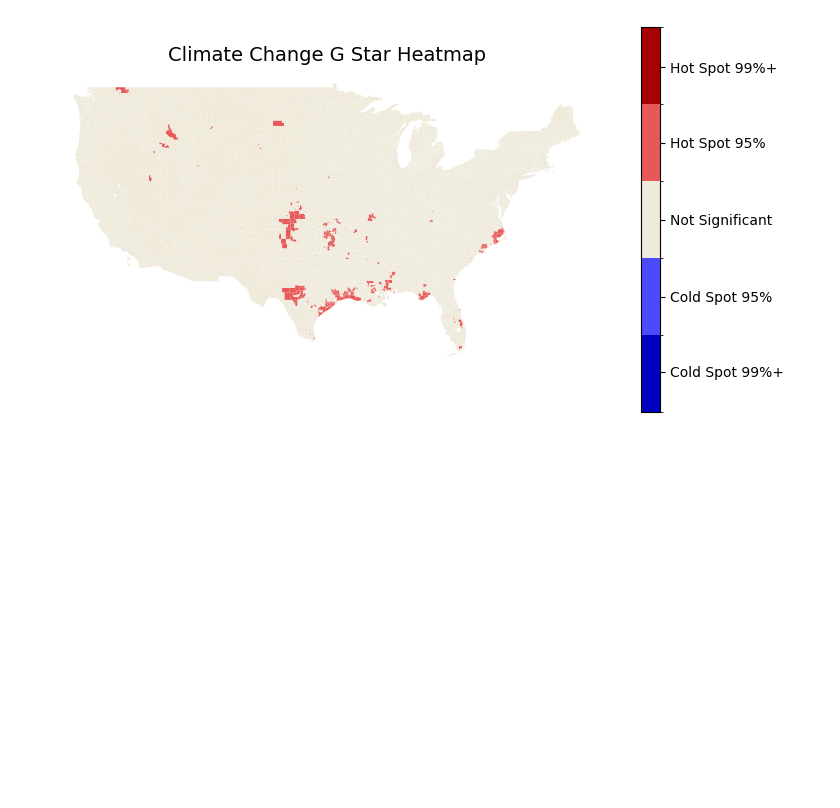
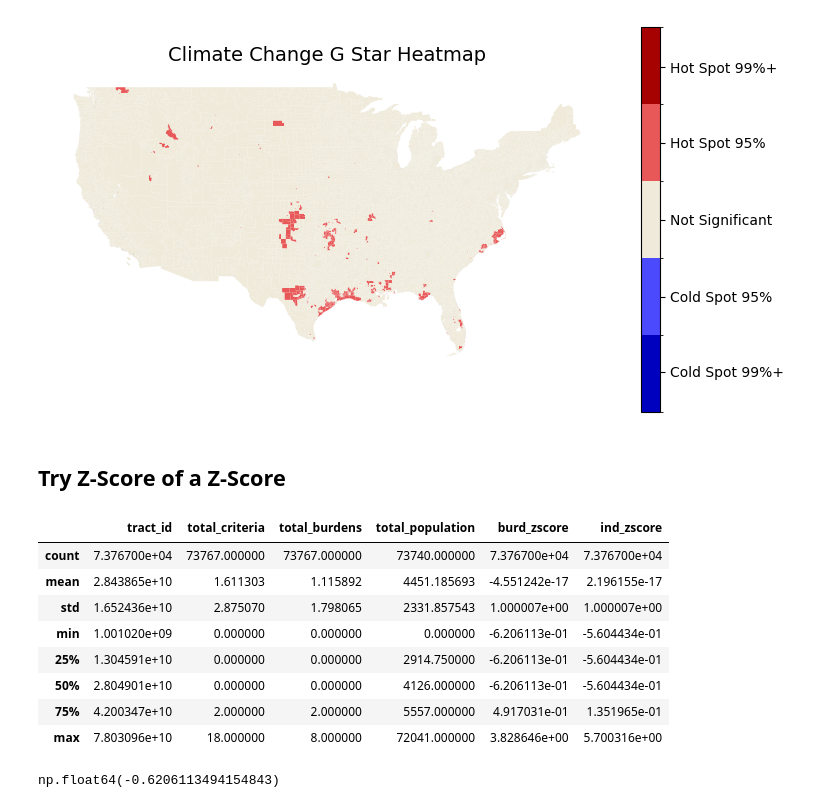
Before and after one commit to haylee360/j40-data-exploration, a Jupyter notebook: docs/gstar-tuning.ipynb, the cells around one changed output. Saved outputs shown, nothing was run; the diff lists cells and outputs as text; code cells hidden in the pictures; blank space fills up the shorter version.

```diff
--- a/docs/gstar-tuning.ipynb
+++ b/docs/gstar-tuning.ipynb
@@ -549,3 +561,57 @@ cbar.set_ticklabels(['Cold Spot 99%+', 'Cold Spot 95%', 'Not Significant', 'Hot
 plt.show()
 # %% [output]
 [figure]
+# %% [markdown]
+## Try Z-Score of a Z-Score
+# %%
+comm_small = comm_v2[['Census tract 2010 ID', 'County Name', 'State/Territory', 'Total threshold criteria exceeded', 'Total categories exceeded', 'Identified as disadvantaged', 'Total population']]
+
+comm_small = comm_small.rename(columns={
+    'Census tract 2010 ID': 'tract_id',
+    'County Name':'county',
+    'State/Territory':'state',
+    'Total threshold criteria exceeded':'total_criteria',
+    'Total categories exceeded':'total_burdens',
+    'Identified as disadvantaged':'dac',
+    'Total population':'total_population'
+})
+# %%
+# geometry, GEOID10
+geo_join = v2_geo[['GEOID10', 'geometry']].rename(columns={'GEOID10':'tract_id'})
+geo_join['tract_id'] =geo_join['tract_id'].astype('int64')
+
+# Merge with geodf
+complete = pd.merge(comm_small, geo_join, how='left', on='tract_id')
+
+# Reassert GDF
+complete =gpd.GeoDataFrame(complete)
+type(complete)
+# %%
+# Drop geometry NAs
+complete = complete[(complete.geometry.type == 'Polygon') |( complete.geometry.type == 'MultiPolygon')]
+
+# Confirm our geometries are correct
+complete.geom_type.unique()
+# %%
+# First Z-score
+burd_zscore = zscore(complete['total_burdens'])
+ind_zscore = zscore(complete['total_criteria'])
+
+complete['burd_zscore'] = burd_zscore
+complete['ind_zscore'] = ind_zscore
+# %%
+complete.describe()
+# %% [output]
+|  | tract_id | total_criteria | total_burdens | total_population | burd_zscore | ind_zscore |
+| count | 7.376700e+04 | 73767.000000 | 73767.000000 | 73740.000000 | 7.376700e+04 | 7.376700e+04 |
+| mean | 2.843865e+10 | 1.611303 | 1.115892 | 4451.185693 | -4.551242e-17 | 2.196155e-17 |
+| std | 1.652436e+10 | 2.875070 | 1.798065 | 2331.857543 | 1.000007e+00 | 1.000007e+00 |
+| min | 1.001020e+09 | 0.000000 | 0.000000 | 0.000000 | -6.206113e-01 | -5.604434e-01 |
+| 25% | 1.304591e+10 | 0.000000 | 0.000000 | 2914.750000 | -6.206113e-01 | -5.604434e-01 |
+| 50% | 2.804901e+10 | 0.000000 | 0.000000 | 4126.000000 | -6.206113e-01 | -5.604434e-01 |
+| 75% | 4.200347e+10 | 2.000000 | 2.000000 | 5557.000000 | 4.917031e-01 | 1.351965e-01 |
+| max | 7.803096e+10 | 18.000000 | 8.000000 | 72041.000000 | 3.828646e+00 | 5.700316e+00 |
+# %%
+complete['burd_zscore'].min()
+# %% [output]
+np.float64(-0.6206113494154843)
```
Also changed, not shown: parts of 13 cells of this notebook.
